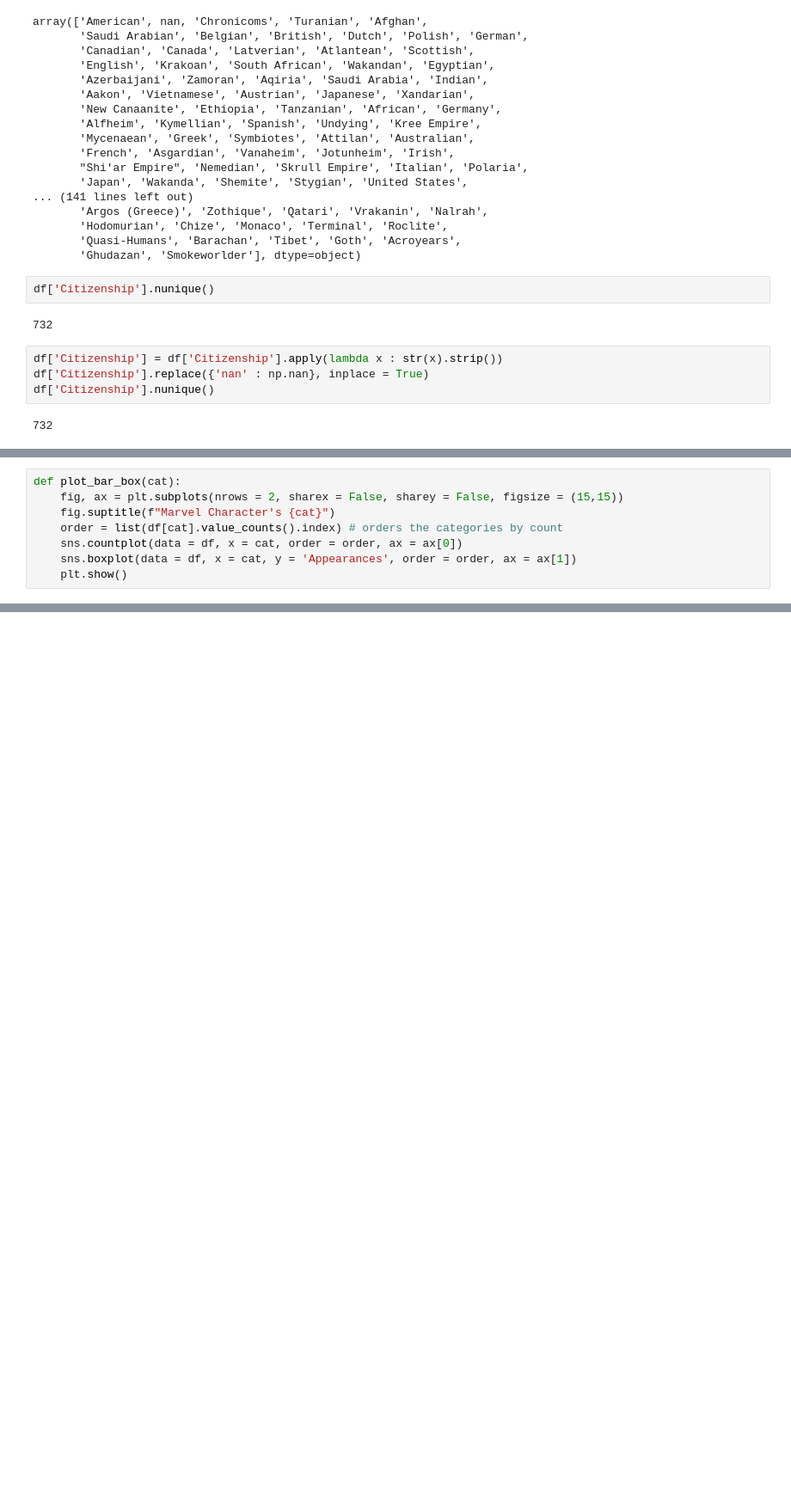
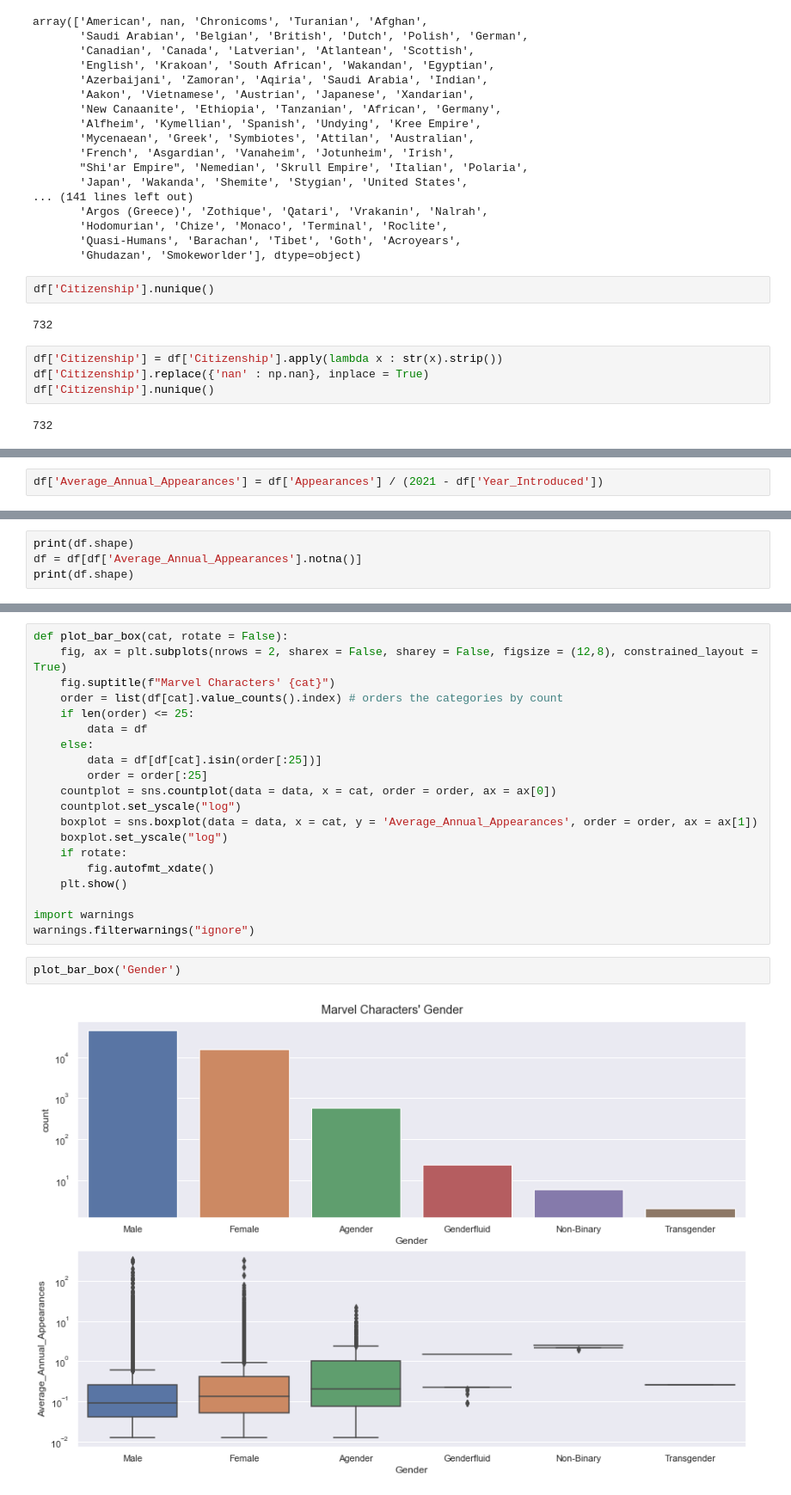
Before and after one commit to ArnelMalubay/Marvel-Predicting-Appearances, a Jupyter notebook: EDA.ipynb, the cells around one changed output, grey strips where cells are left out. Shown at 86% size. Drawn from its saved outputs; the diff is of its cells as text; blank space fills up the shorter version.

Commit message:
Finished Data Cleaning and EDA

```diff
--- a/EDA.ipynb
+++ b/EDA.ipynb
@@ -321,8 +347,0 @@ df.shape
-# %%
-def plot_bar_box(cat):
-    fig, ax = plt.subplots(nrows = 2, sharex = False, sharey = False, figsize = (15,15))
-    fig.suptitle(f"Marvel Character's {cat}")
-    order = list(df[cat].value_counts().index) # orders the categories by count
-    sns.countplot(data = df, x = cat, order = order, ax = ax[0])
-    sns.boxplot(data = df, x = cat, y = 'Appearances', order = order, ax = ax[1])
-    plt.show()
@@ -328,0 +370,2 @@ def plot_bar_box(cat):
+# %%
+df['Average_Annual_Appearances'] = df['Appearances'] / (2021 - df['Year_Introduced'])
@@ -328,0 +376,4 @@ def plot_bar_box(cat):
+# %%
+print(df.shape)
+df = df[df['Average_Annual_Appearances'].notna()]
+print(df.shape)
@@ -328,0 +385,24 @@ def plot_bar_box(cat):
+# %%
+def plot_bar_box(cat, rotate = False):
+    fig, ax = plt.subplots(nrows = 2, sharex = False, sharey = False, figsize = (12,8), constrained_layout = True)
+    fig.suptitle(f"Marvel Characters' {cat}")
+    order = list(df[cat].value_counts().index) # orders the categories by count
+    if len(order) <= 25:
+        data = df
+    else:
+        data = df[df[cat].isin(order[:25])]
+        order = order[:25]
+    countplot = sns.countplot(data = data, x = cat, order = order, ax = ax[0])
+    countplot.set_yscale("log")
+    boxplot = sns.boxplot(data = data, x = cat, y = 'Average_Annual_Appearances', order = order, ax = ax[1])
+    boxplot.set_yscale("log")
+    if rotate:
+        fig.autofmt_xdate()
+    plt.show()
+
+import warnings
+warnings.filterwarnings("ignore")
+# %%
+plot_bar_box('Gender')
+# %% [output]
+[figure, added]
```
Also changed, not shown: parts of 75 cells of this notebook.
